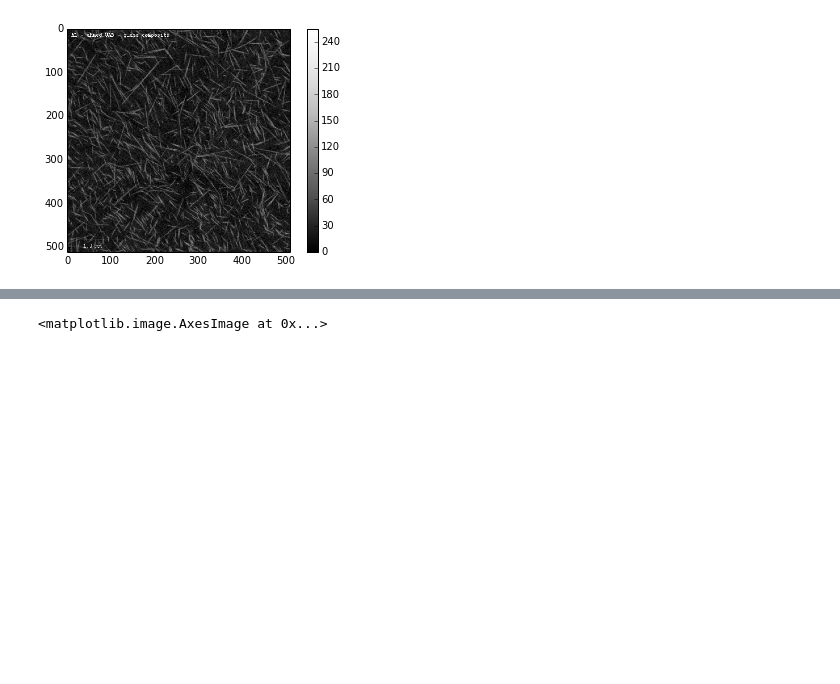
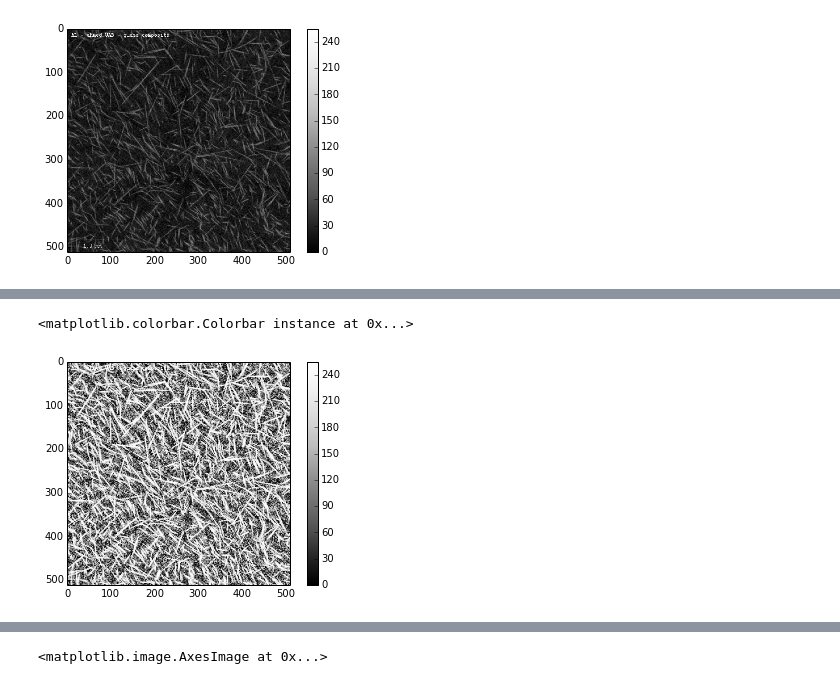
Before and after one commit to davidbrough1/MicroCT_image_processing, a Jupyter notebook: 2D_images.ipynb, the cells around one changed output, grey strips where cells are left out. Saved outputs shown, nothing was run; the diff lists cells and outputs as text; code cells hidden in the pictures; blank space fills up the shorter version.

```diff
--- a/2D_images.ipynb
+++ b/2D_images.ipynb
@@ -27,0 +43,9 @@ plt.colorbar()
+# %%
+selem = disk(30)
+img_eq = rank.equalize(im, selem=selem)
+# %%
+plt.imshow(img_eq, cmap = cm.Greys_r)
+plt.colorbar()
+# %% [output]
+<matplotlib.colorbar.Colorbar instance at 0x...>
+[figure, added]
```
Also changed, not shown: parts of 7 cells of this notebook.
